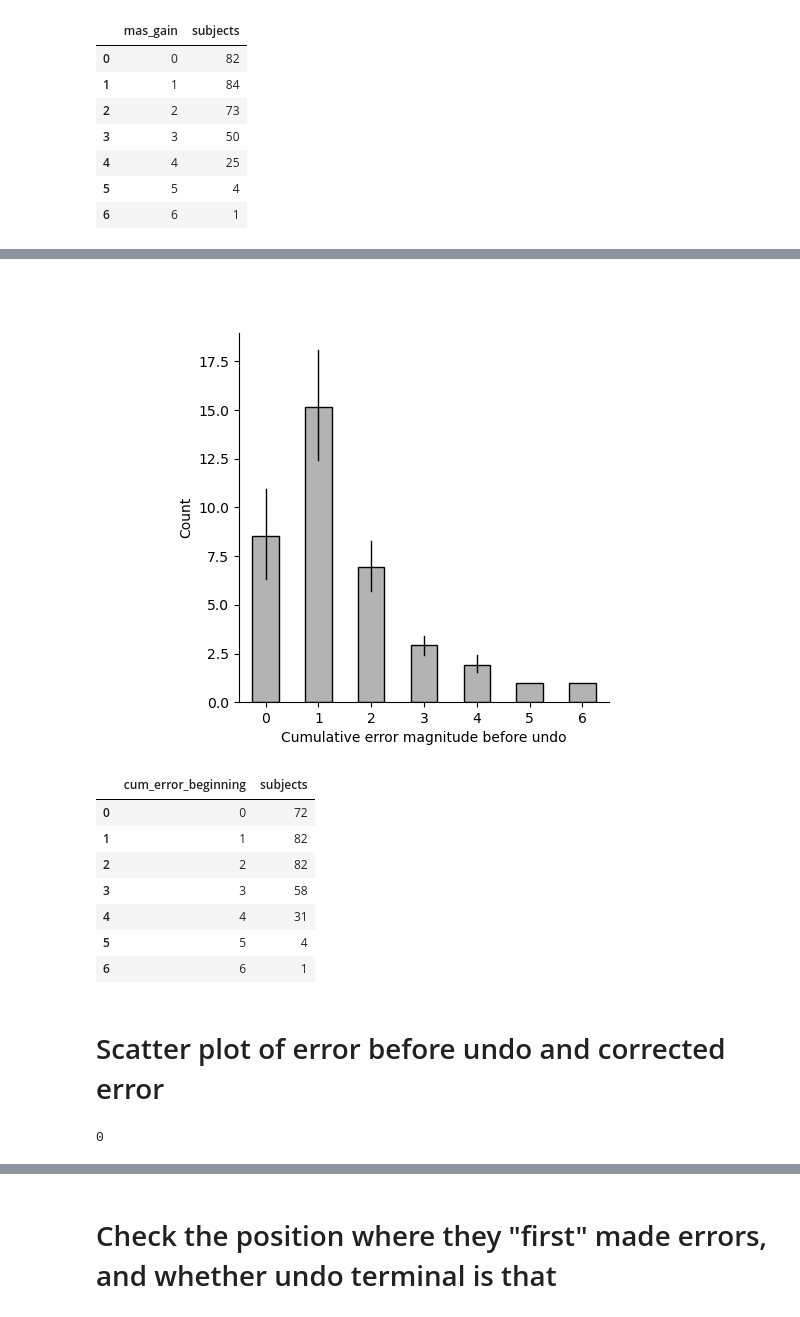
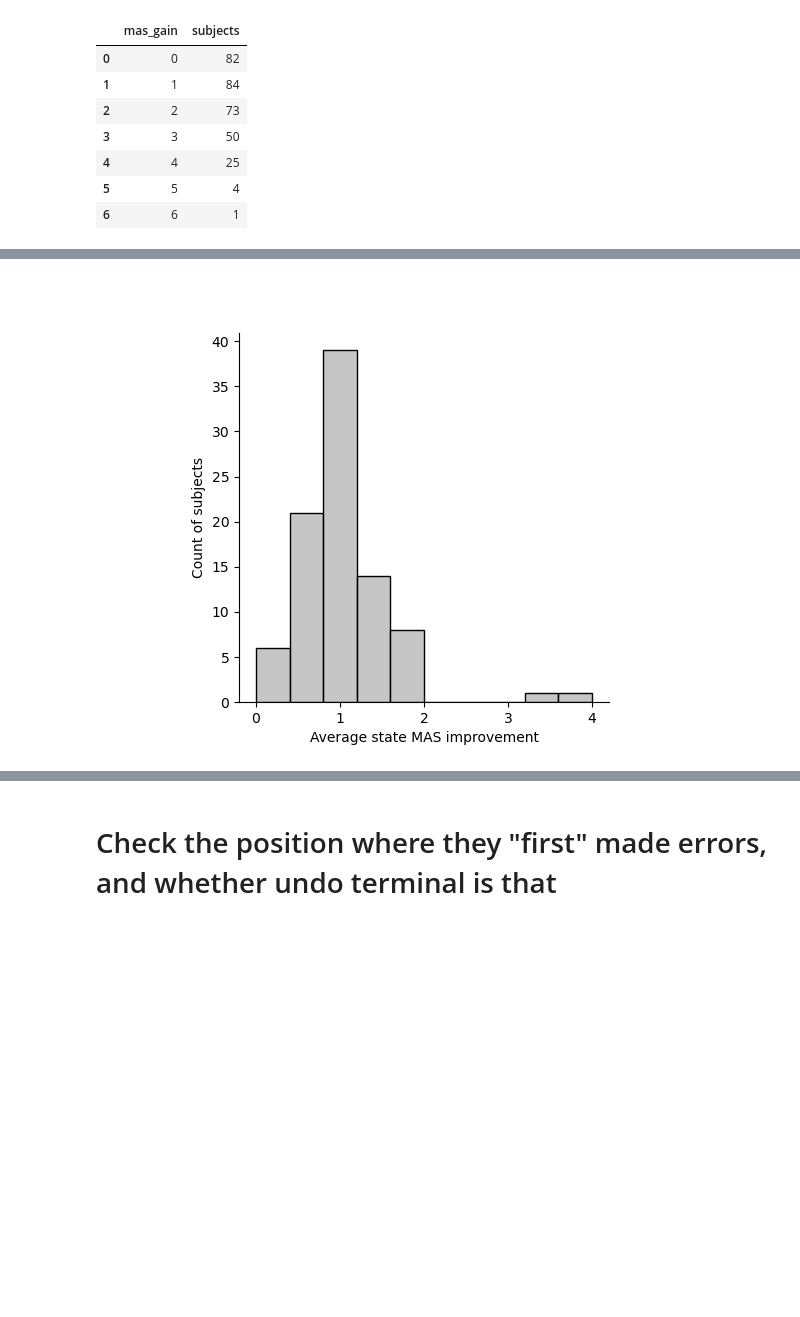
Before and after one commit to sherrybao222/Road_Construction, a Jupyter notebook: analysis/online_2022/Track_error_history.ipynb, the cells around one changed output, grey strips where cells are left out. Saved outputs shown, nothing was run; the diff lists cells and outputs as text; code cells hidden in the pictures; blank space fills up the shorter version.

Commit message:
update figures

```diff
--- a/analysis/online_2022/Track_error_history.ipynb
+++ b/analysis/online_2022/Track_error_history.ipynb
@@ -212,3 +348,3 @@ mas_gain_df_sub.groupby(['mas_gain'])['subjects'].count().reset_index()
 # %%
-mas_gain_df_sub = mas_gain_df.groupby(['subjects','cum_error_beginning']).count().reset_index()
-mas_gain_df_sub
+mas_gain_df_sub = mas_gain_df.groupby(['subjects']).mean().reset_index()
+mas_gain_df_sub['mas_gain_avg'] = mas_gain_df_sub.cum_error_beginning - mas_gain_df_sub.cum_error_end
@@ -229,38 +351,14 @@ mas_gain_df_sub
 # %%
-# plot accu_error_sub as sns barplot
+# plot mas_gain_df_sub['mas_gain_avg'] as histogram
 %matplotlib widget
 
 fig, axs = plt.subplots(1,1)
-sns.barplot(x = 'cum_error_beginning', y = 'puzzleID', data = mas_gain_df_sub,
-            color = [.7,.7,.7],
-            width=.5, linewidth=1,
-            # error bar parameters
-            errwidth = 1,
-            errcolor = 'k',
-            edgecolor = 'k',
-            ax = axs)
-
-axs.set(xlabel='Cumulative error magnitude before undo', ylabel='Count')
-
+sns.histplot(mas_gain_df_sub['mas_gain_avg'],
+                color = [.7,.7,.7],
+                bins = 10,
+                ax = axs)
+axs.set(xlabel='Average state MAS improvement', ylabel='Count of subjects')
 axs.set_aspect(1/axs.get_data_ratio())
 plt.show()
-#fig.savefig('/Users/dbao/Desktop/figure.png', dpi=300, bbox_inches='tight')
-mas_gain_df_sub.groupby(['cum_error_beginning'])['subjects'].count().reset_index()
 # %% [output]
-[figure, old version]
+[figure, new version]
-|  | cum_error_beginning | subjects |
-| 0 | 0 | 72 |
-| 1 | 1 | 82 |
-| 2 | 2 | 82 |
-| 3 | 3 | 58 |
-| 4 | 4 | 31 |
-| 5 | 5 | 4 |
-| 6 | 6 | 1 |
-# %% [markdown]
-# Scatter plot of error before undo and corrected error
-# %%
-# scatter plot of cum_error_beginning and mas_gain in mas_gain_df
-mas_gain_df_sub = mas_gain_df.groupby(['subjects'])['cum_error_beginning','mas_gain'].mean().reset_index()
-sum(mas_gain_df_sub.cum_error_beginning < mas_gain_df_sub.mas_gain)
-# %% [output]
-0
```
Also changed, not shown: parts of 23 cells of this notebook, 1 other file.
